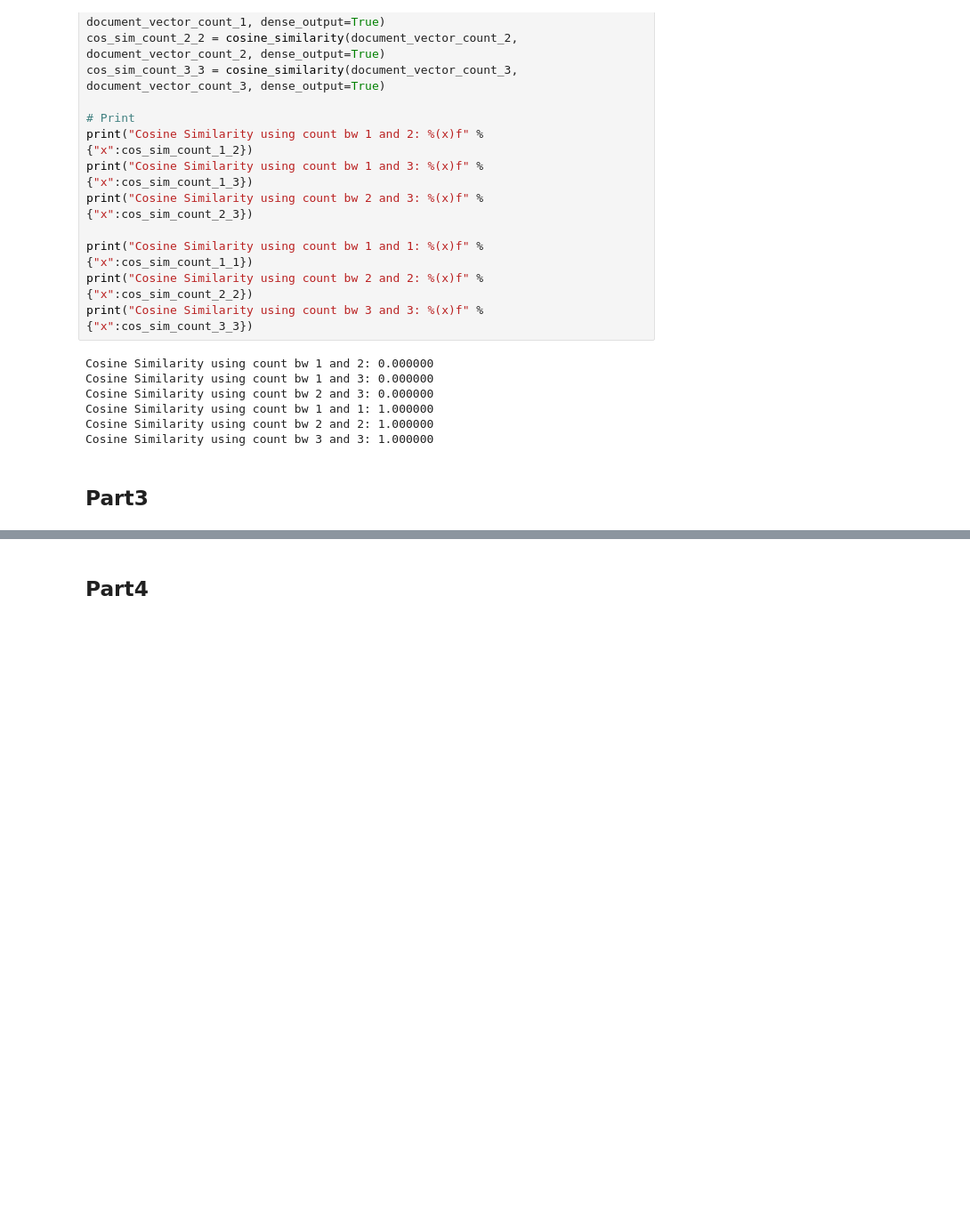
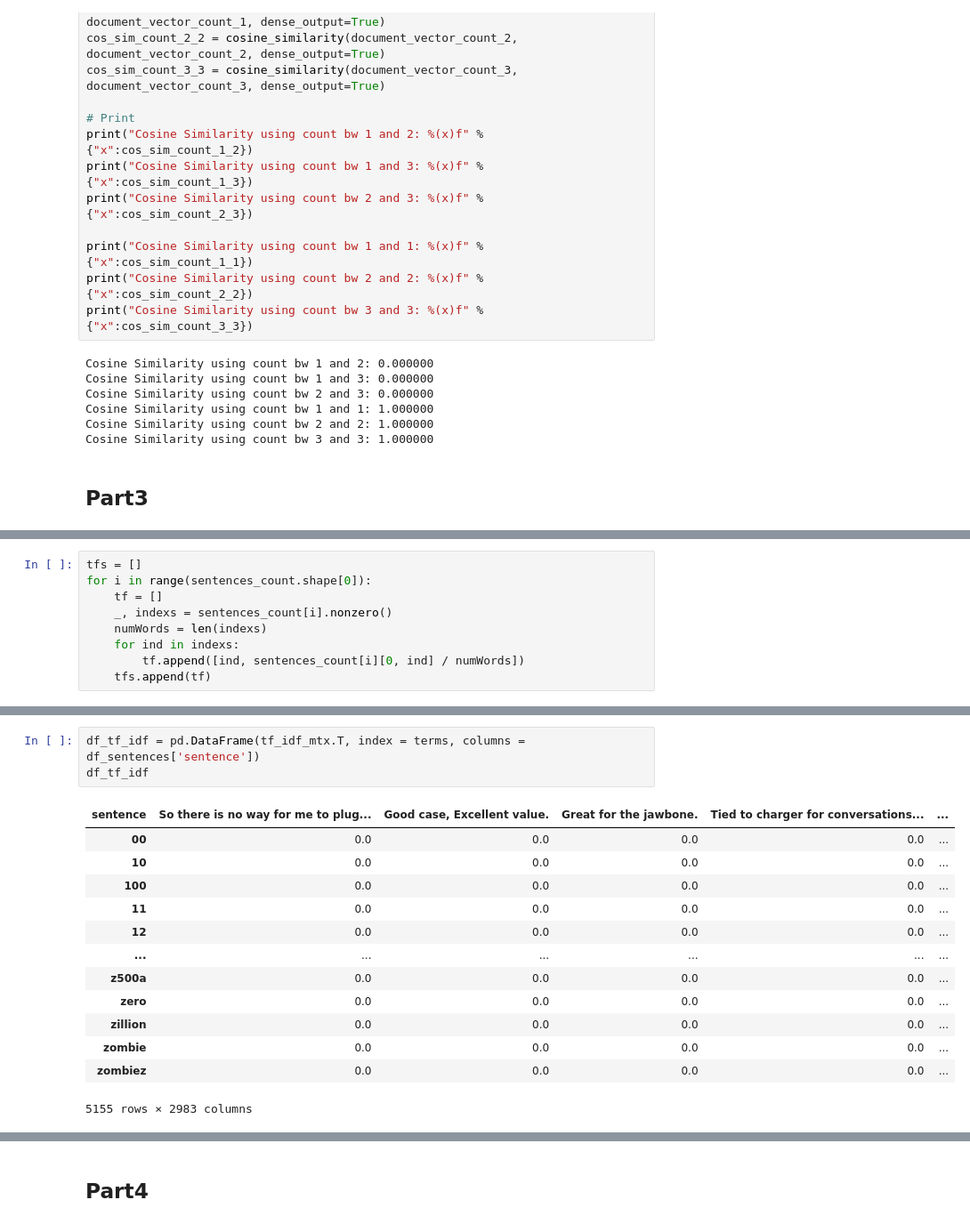
Before and after one commit to tomqwrtyu/DM2022-Lab1-Homework, a Jupyter notebook: DM2022-Lab1-Homework.ipynb, the cells around one changed output, grey strips where cells are left out. Shown at 89% size. Cells and saved outputs as stored; diff of their text form; blank space fills up the shorter version.

```diff
--- a/DM2022-Lab1-Homework.ipynb
+++ b/DM2022-Lab1-Homework.ipynb
@@ -802,0 +836,9 @@ Cosine Similarity using count bw 3 and 3: 1.000000
+# %%
+tfs = []
+for i in range(sentences_count.shape[0]):
+    tf = []
+    _, indexs = sentences_count[i].nonzero()
+    numWords = len(indexs)
+    for ind in indexs:
+        tf.append([ind, sentences_count[i][0, ind] / numWords])
+    tfs.append(tf)
@@ -802,0 +868,17 @@ Cosine Similarity using count bw 3 and 3: 1.000000
+# %%
+df_tf_idf = pd.DataFrame(tf_idf_mtx.T, index = terms, columns = df_sentences['sentence'])
+df_tf_idf
+# %% [output]
+| sentence | So there is no way for me to plug... | Good case, Excellent value. | Great for the jawbone. | Tied to charger for conversations... | ... |
+| 00 | 0.0 | 0.0 | 0.0 | 0.0 | ... |
+| 10 | 0.0 | 0.0 | 0.0 | 0.0 | ... |
+| 100 | 0.0 | 0.0 | 0.0 | 0.0 | ... |
+| 11 | 0.0 | 0.0 | 0.0 | 0.0 | ... |
+| 12 | 0.0 | 0.0 | 0.0 | 0.0 | ... |
+| ... | ... | ... | ... | ... | ... |
+| z500a | 0.0 | 0.0 | 0.0 | 0.0 | ... |
+| zero | 0.0 | 0.0 | 0.0 | 0.0 | ... |
+| zillion | 0.0 | 0.0 | 0.0 | 0.0 | ... |
+| zombie | 0.0 | 0.0 | 0.0 | 0.0 | ... |
+| zombiez | 0.0 | 0.0 | 0.0 | 0.0 | ... |
+5155 rows × 2983 columns
```
Also changed, not shown: parts of 29 cells of this notebook.
